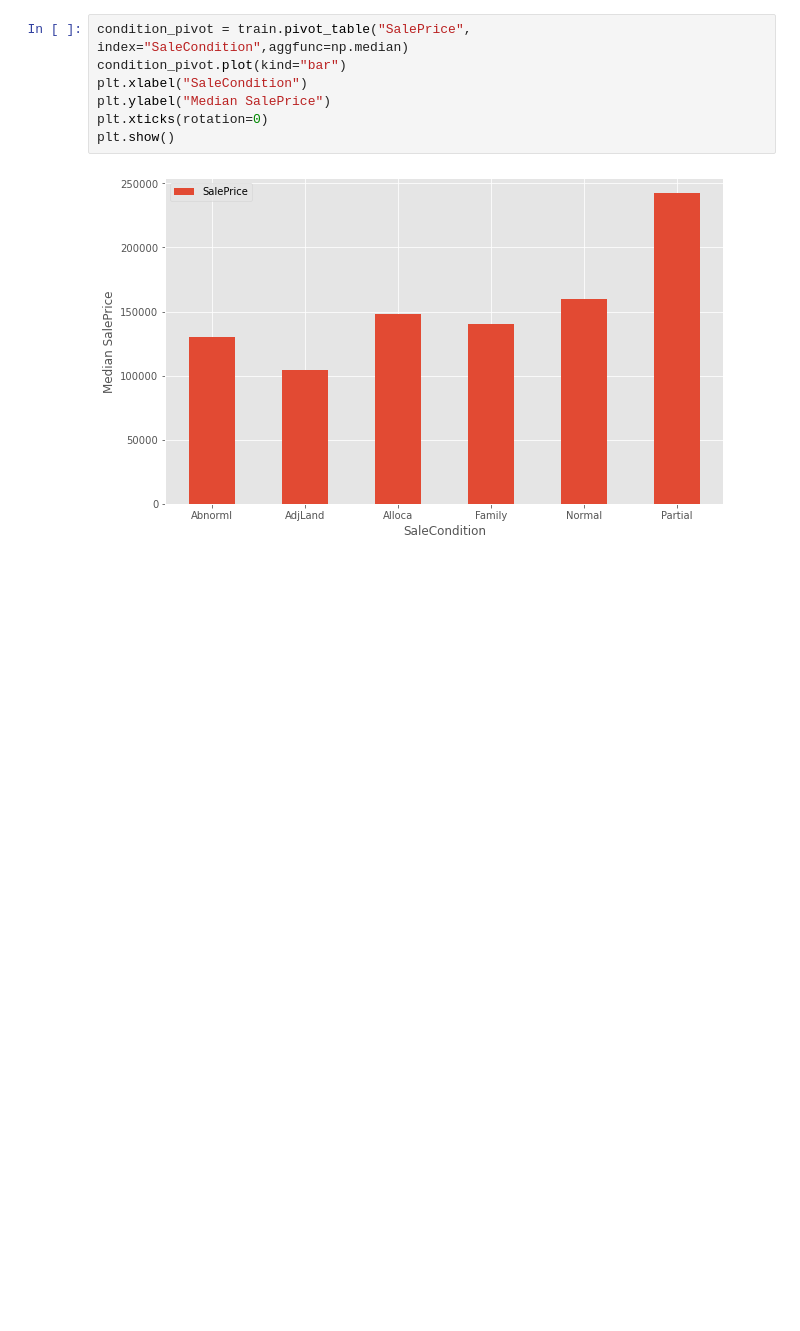
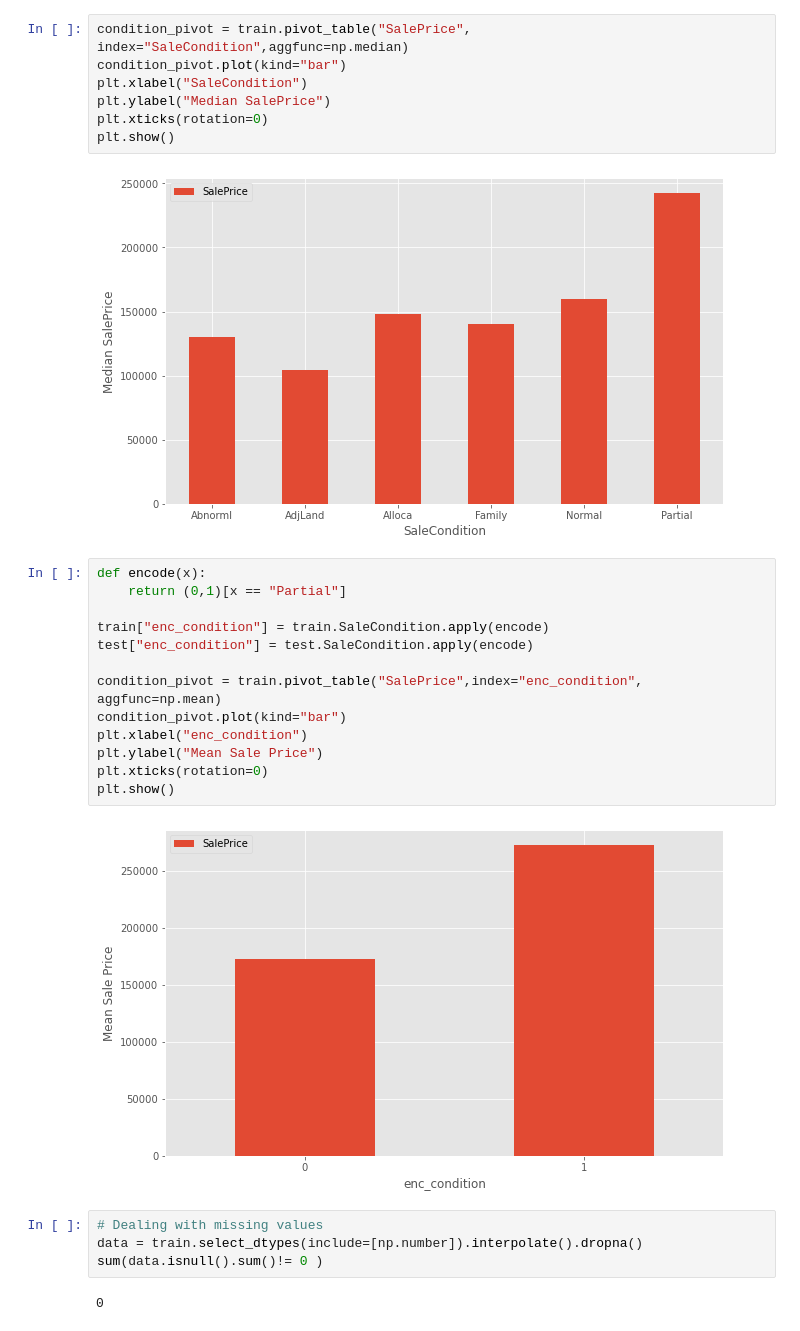
Before and after one commit to biad-iritie/House-Prices-Competition, a Jupyter notebook: index.ipynb, the cells around one changed output. Saved outputs shown, nothing was run; the diff lists cells and outputs as text; blank space fills up the shorter version.

```diff
--- a/index.ipynb
+++ b/index.ipynb
@@ -337,3 +337,24 @@ plt.xticks(rotation=0)
 plt.show()
 # %% [output]
 [figure]
+# %%
+def encode(x):
+    return (0,1)[x == "Partial"]
+
+train["enc_condition"] = train.SaleCondition.apply(encode)
+test["enc_condition"] = test.SaleCondition.apply(encode)
+
+condition_pivot = train.pivot_table("SalePrice",index="enc_condition", aggfunc=np.mean)
+condition_pivot.plot(kind="bar")
+plt.xlabel("enc_condition")
+plt.ylabel("Mean Sale Price")
+plt.xticks(rotation=0)
+plt.show()
+# %% [output]
+[figure, added]
+# %%
+# Dealing with missing values
+data = train.select_dtypes(include=[np.number]).interpolate().dropna()
+sum(data.isnull().sum()!= 0 )
+# %% [output]
+0
```
Also changed, not shown: parts of 1 cell of this notebook.
